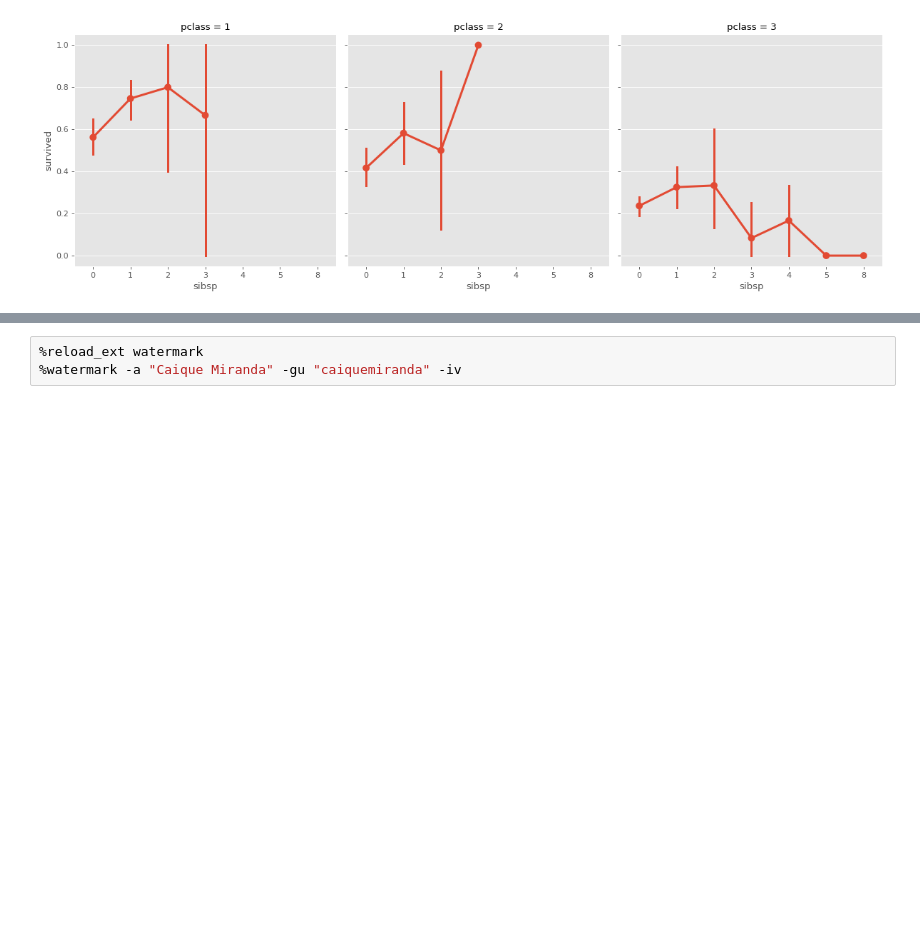
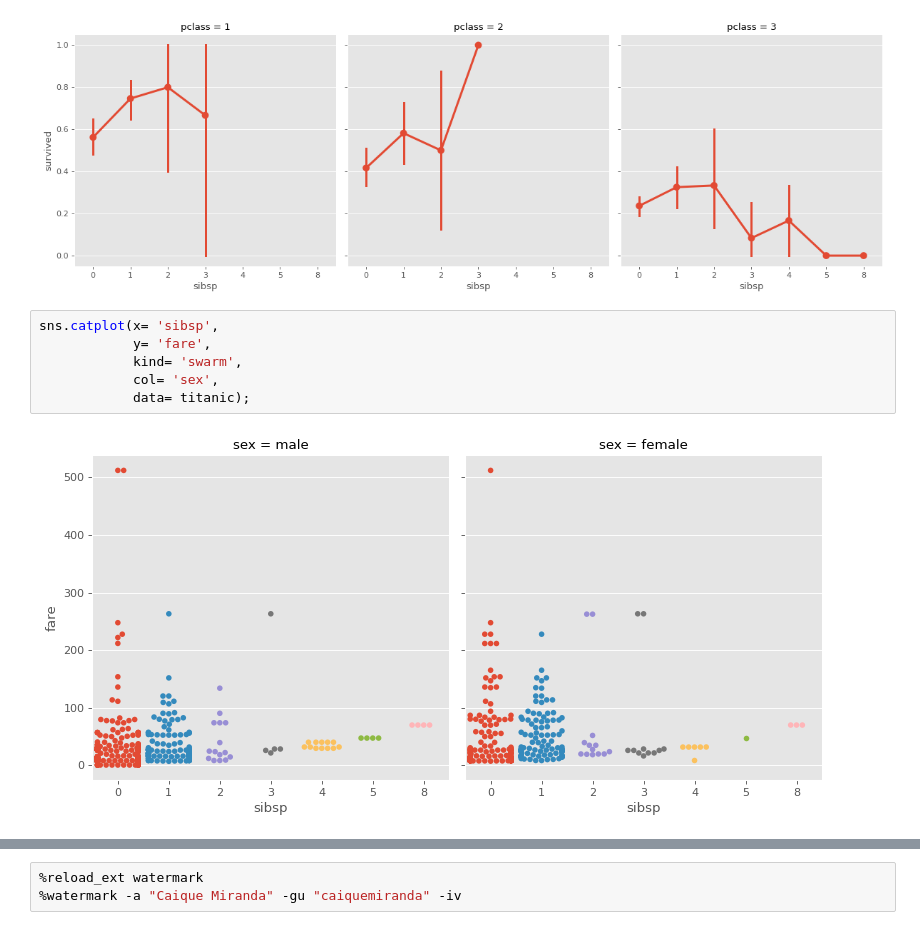
Before and after one commit to caiquemiranda/data-visualization-python, a Jupyter notebook: 10-analysis-visualization-titanic-dataset.ipynb, the cells around one changed output, grey strips where cells are left out. Drawn from its saved outputs; the diff is of its cells as text; blank space fills up the shorter version.

Commit message:
done-sibsp

```diff
--- a/10-analysis-visualization-titanic-dataset.ipynb
+++ b/10-analysis-visualization-titanic-dataset.ipynb
@@ -715,3 +715,11 @@ sns.catplot(x= 'sibsp',
             data= titanic);
 # %% [output]
 [figure]
+# %%
+sns.catplot(x= 'sibsp',
+            y= 'fare',
+            kind= 'swarm',
+            col= 'sex',
+            data= titanic);
+# %% [output]
+[figure, added]
```
Also changed, not shown: parts of 2 cells of this notebook.
